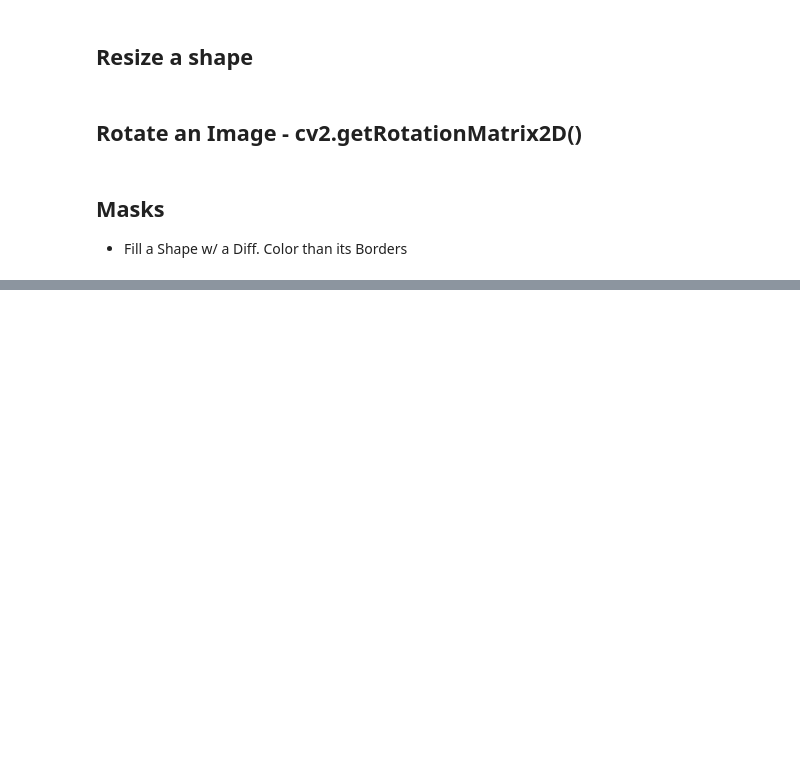
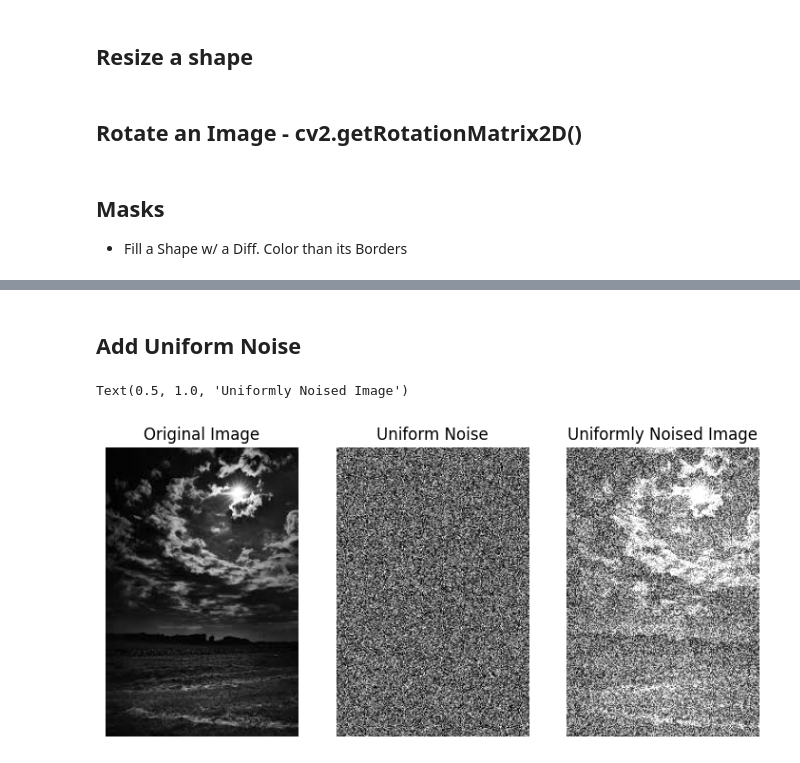
Before and after one commit to Mvryvm-Hvmvky/python-env, a Jupyter notebook: source.ipynb, the cells around one changed output, grey strips where cells are left out. Drawn from its saved outputs; the diff is of its cells as text; code cells hidden in the pictures; blank space fills up the shorter version.

```diff
--- a/source.ipynb
+++ b/source.ipynb
@@ -242,0 +309,34 @@ cv2.destroyAllWindows()
+# %% [markdown]
+## Add Uniform Noise
+# %%
+# Generate uniform noise with the same size as the grayscale image
+uniform_noise = np.zeros_like(grayscale_image, dtype=np.uint8)
+cv2.randu(uniform_noise, 0, 255)
+uniform_noise = (uniform_noise * 0.8).astype(np.uint8)
+
+
+# Add the noise to the grayscale image
+gaussian_noised_img = cv2.add(grayscale_image, uniform_noise)
+
+figure = plt.figure(figsize=(12, 12))
+
+# OG Image
+figure.add_subplot(1, 4, 1)
+plt.imshow(grayscale_image, cmap="grey")
+plt.axis('off')
+plt.title('Original Image')
+
+# Uniform Noise Image
+figure.add_subplot(1, 4, 2)
+plt.imshow(gaussian_noise, cmap="grey")
+plt.axis('off')
+plt.title('Uniform Noise')
+
+# Gaussian-noised Image
+figure.add_subplot(1, 4, 3)
+plt.imshow(gaussian_noised_img, cmap="grey")
+plt.axis('off')
+plt.title('Uniformly Noised Image')
+# %% [output]
+Text(0.5, 1.0, 'Uniformly Noised Image')
+[figure, added]
```
Also changed, not shown: parts of 7 cells of this notebook.
